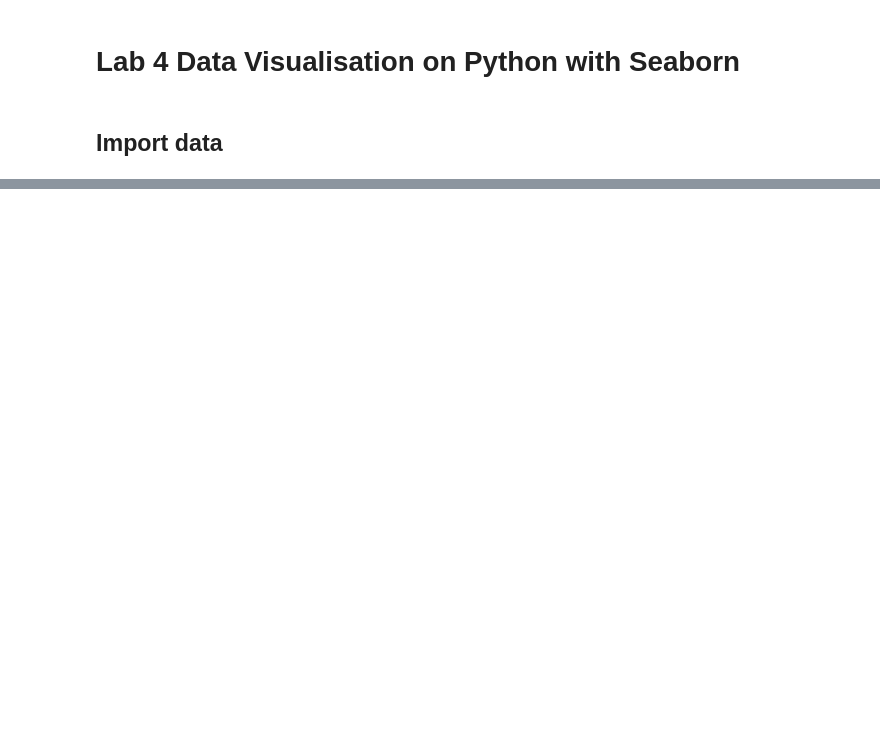
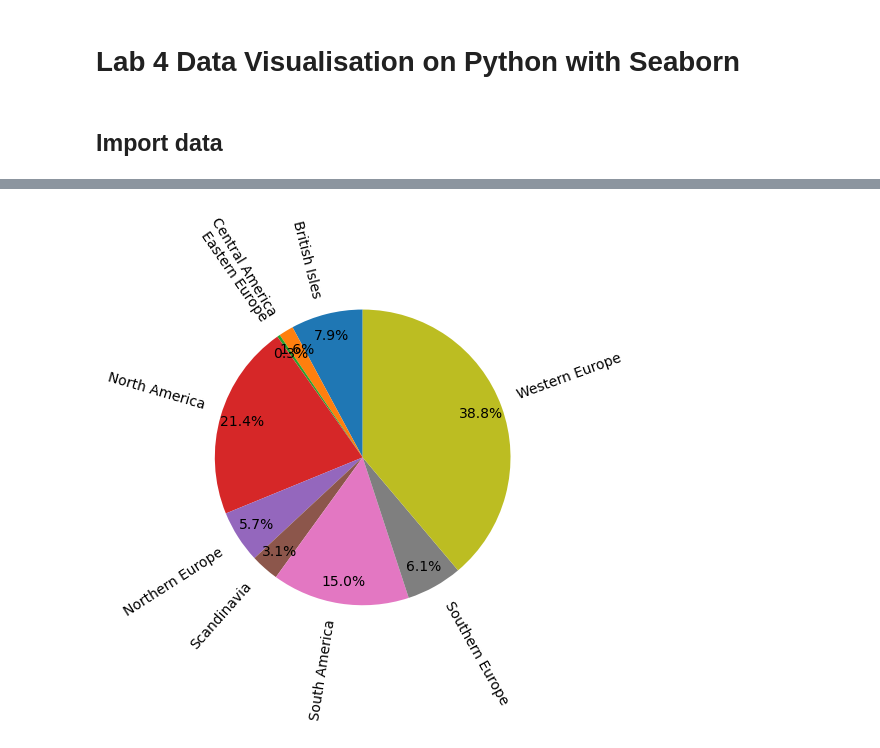
Before and after one commit to sigord/data_visualisation, a Jupyter notebook: LR4/lr4.ipynb, the cells around one changed output, grey strips where cells are left out. Saved outputs shown, nothing was run; the diff lists cells and outputs as text; code cells hidden in the pictures; blank space fills up the shorter version.

```diff
--- a/LR4/lr4.ipynb
+++ b/LR4/lr4.ipynb
@@ -27,0 +57,9 @@ df.shipregion=df.shipregion.astype('category')
+# %%
+# 2.2 Create a pie chart showing shipregion's share in revenue for the whole period
+# make shure that labels not overlap each other
+# set label rotation angle to 45 degrees
+ax3 = plt.pie(df.groupby('shipregion').sum().revenuedaily,
+              labels=df.groupby('shipregion').sum().revenuedaily.index,
+              autopct='%1.1f%%', startangle=90, rotatelabels=True, pctdistance=0.85);
+# %% [output]
+[figure, added]
```
Also changed, not shown: parts of 10 cells of this notebook, 1 other file.
